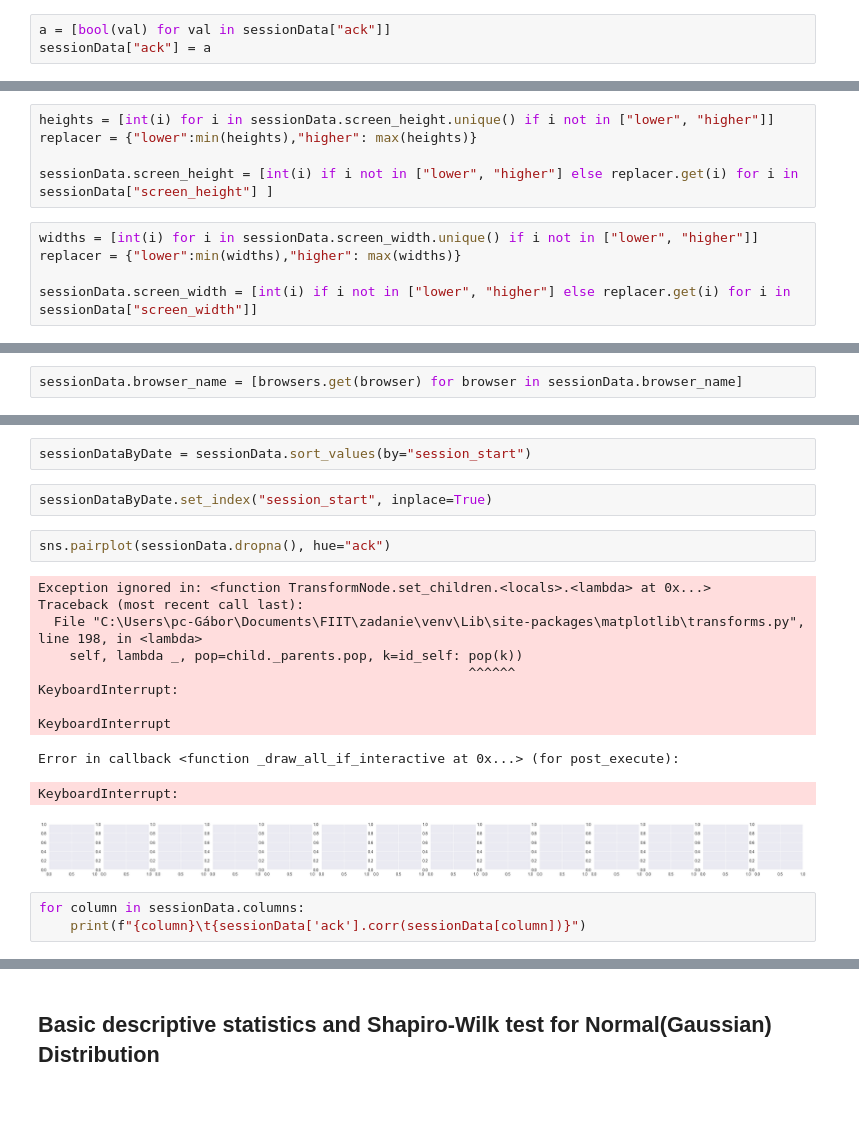
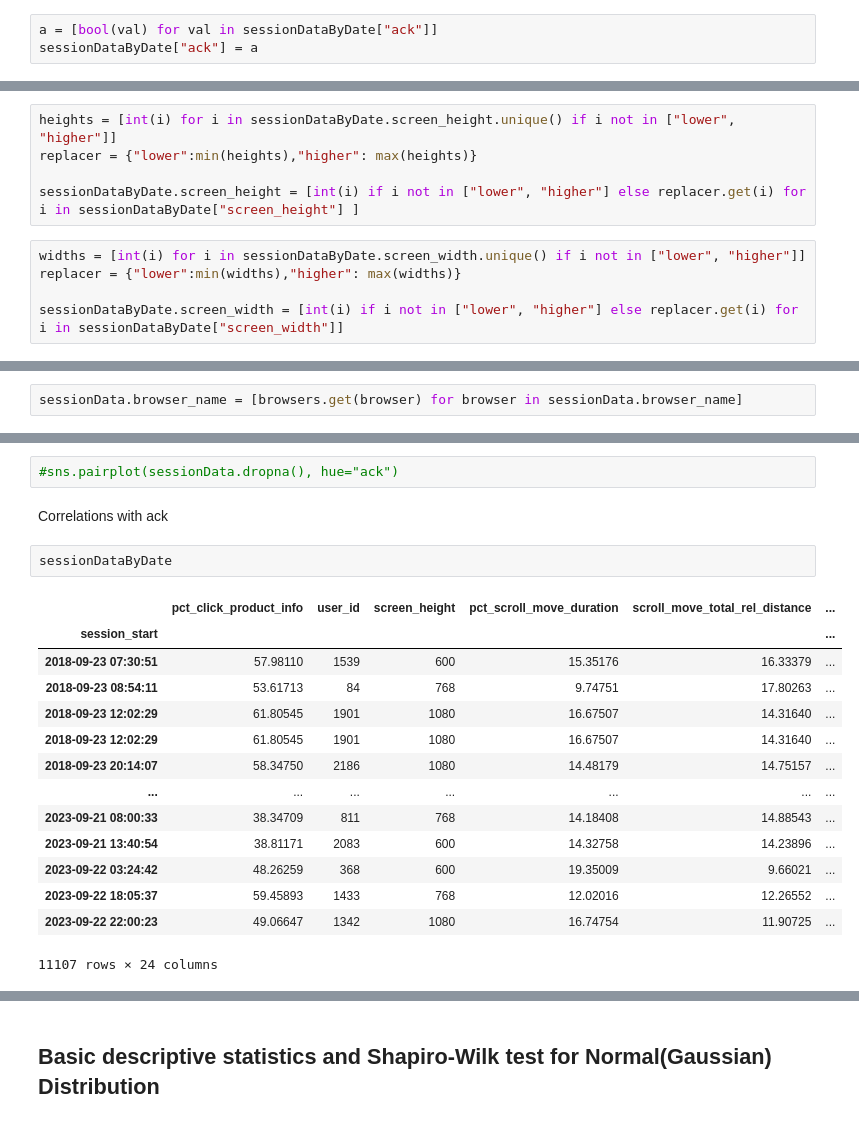
Before and after one commit to drizzle021/IAU_zadanie, a Jupyter notebook: zadanie.ipynb, the cells around one changed output, grey strips where cells are left out. Saved outputs shown, nothing was run; the diff lists cells and outputs as text.

```diff
--- a/zadanie.ipynb
+++ b/zadanie.ipynb
@@ -100,20 +119,20 @@ sessionData["session_start"] = pd.to_datetime(sessionData["session_start"])
 # %% [markdown]
 replacing ack 1/0 values with True/False
 # %%
-a = [bool(val) for val in sessionData["ack"]]
-sessionData["ack"] = a
+a = [bool(val) for val in sessionDataByDate["ack"]]
+sessionDataByDate["ack"] = a
 # %% [markdown]
 replacing higher/lower in screen height/width columns with the max and min values of the columns (higher = max , lower = min)
 # %%
-heights = [int(i) for i in sessionData.screen_height.unique() if i not in ["lower", "higher"]]
+heights = [int(i) for i in sessionDataByDate.screen_height.unique() if i not in ["lower", "higher"]]
 replacer = {"lower":min(heights),"higher": max(heights)}
 
-sessionData.screen_height = [int(i) if i not in ["lower", "higher"] else replacer.get(i) for i in sessionData["screen_height"] ]
+sessionDataByDate.screen_height = [int(i) if i not in ["lower", "higher"] else replacer.get(i) for i in sessionDataByDate["screen_height"] ]
 # %%
-widths = [int(i) for i in sessionData.screen_width.unique() if i not in ["lower", "higher"]]
+widths = [int(i) for i in sessionDataByDate.screen_width.unique() if i not in ["lower", "higher"]]
 replacer = {"lower":min(widths),"higher": max(widths)}
 
-sessionData.screen_width = [int(i) if i not in ["lower", "higher"] else replacer.get(i) for i in sessionData["screen_width"]]
+sessionDataByDate.screen_width = [int(i) if i not in ["lower", "higher"] else replacer.get(i) for i in sessionDataByDate["screen_width"]]
 # %% [markdown]
 replacing browser names with numbers from 0 to 6
 # %%
@@ -128,21 +147,21 @@ sort the data by date and set the date as the index
-# %%
-sessionDataByDate = sessionData.sort_values(by="session_start")
-# %%
-sessionDataByDate.set_index("session_start", inplace=True)
 # %%
-sns.pairplot(sessionData.dropna(), hue="ack")
+#sns.pairplot(sessionData.dropna(), hue="ack")
-# %% [output]
-Exception ignored in: <function TransformNode.set_children.<locals>.<lambda> at 0x...>
-Traceback (most recent call last):
-  File "C:\Users\pc-Gábor\Documents\FIIT\zadanie\venv\Lib\site-packages\matplotlib\transforms.py", line 198, in <lambda>
-    self, lambda _, pop=child._parents.pop, k=id_self: pop(k))
-                                                       ^^^^^^
-KeyboardInterrupt:
-
-KeyboardInterrupt
-Error in callback <function _draw_all_if_interactive at 0x...> (for post_execute):
-KeyboardInterrupt:
-[figure, removed]
-# %%
-for column in sessionData.columns:
-    print(f"{column}\t{sessionData['ack'].corr(sessionData[column])}")
+# %% [markdown]
+Correlations with ack
+# %%
+sessionDataByDate
+# %% [output]
+|  | pct_click_product_info | user_id | screen_height | pct_scroll_move_duration | scroll_move_total_rel_distance | ... |
+| session_start |  |  |  |  |  | ... |
+| 2018-09-23 07:30:51 | 57.98110 | 1539 | 600 | 15.35176 | 16.33379 | ... |
+| 2018-09-23 08:54:11 | 53.61713 | 84 | 768 | 9.74751 | 17.80263 | ... |
+| 2018-09-23 12:02:29 | 61.80545 | 1901 | 1080 | 16.67507 | 14.31640 | ... |
+| 2018-09-23 12:02:29 | 61.80545 | 1901 | 1080 | 16.67507 | 14.31640 | ... |
+| 2018-09-23 20:14:07 | 58.34750 | 2186 | 1080 | 14.48179 | 14.75157 | ... |
+| ... | ... | ... | ... | ... | ... | ... |
+| 2023-09-21 08:00:33 | 38.34709 | 811 | 768 | 14.18408 | 14.88543 | ... |
+| 2023-09-21 13:40:54 | 38.81171 | 2083 | 600 | 14.32758 | 14.23896 | ... |
+| 2023-09-22 03:24:42 | 48.26259 | 368 | 600 | 19.35009 | 9.66021 | ... |
+| 2023-09-22 18:05:37 | 59.45893 | 1433 | 768 | 12.02016 | 12.26552 | ... |
+| 2023-09-22 22:00:23 | 49.06647 | 1342 | 1080 | 16.74754 | 11.90725 | ... |
+11107 rows × 24 columns
```
Also changed, not shown: parts of 39 cells of this notebook, 1 other file.
